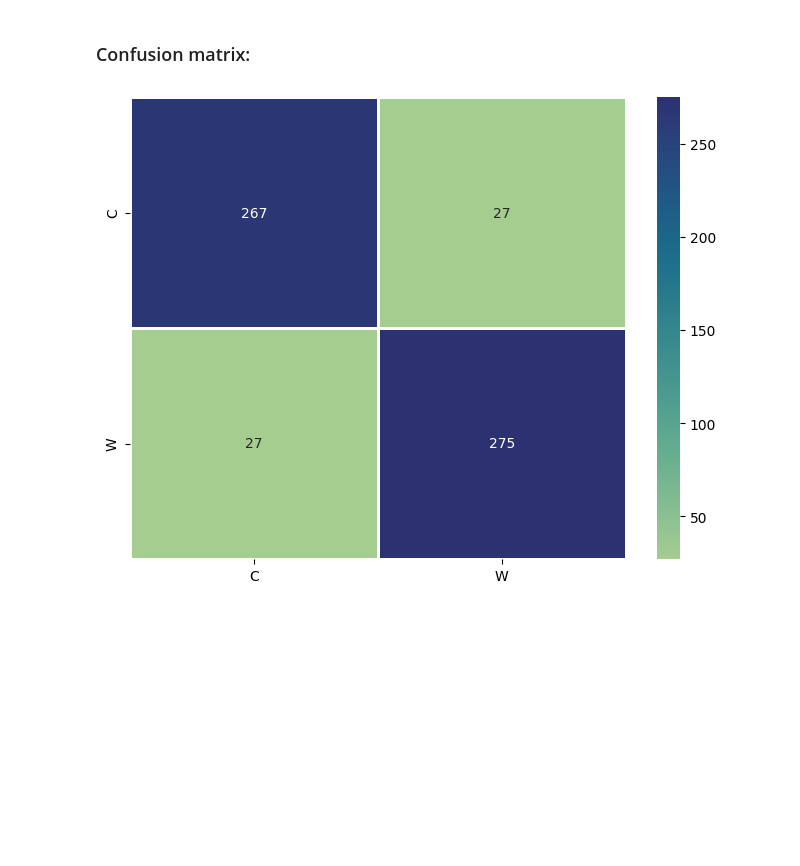
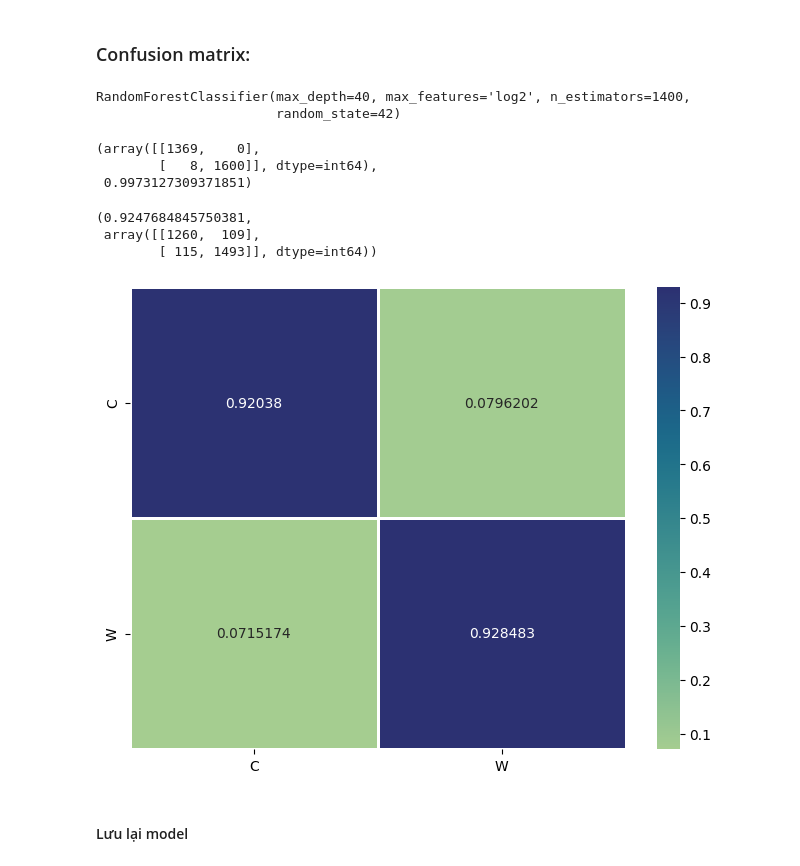
Before and after one commit to tranhuutuan261103/Gym-Exercise-Correction, a Jupyter notebook: trainning/plank_model/sklearn.ipynb, the cells around one changed output. Cells and saved outputs as stored; diff of their text form; code cells hidden in the pictures; blank space fills up the shorter version.

Commit message:
feat: [PBL5] Apply cross validation for the plank model

```diff
--- a/trainning/plank_model/sklearn.ipynb
+++ b/trainning/plank_model/sklearn.ipynb
@@ -326,0 +400,18 @@ save_model(scaler, "./best_models/input_scaler.pkl")
+# %%
+with open("hyper_parameter/other_algorithms.json", "w") as f:
+    json.dump(best_params_random_other, f)
+# %%
+with open("hyper_parameter/other_algorithms.json", "r") as f:
+    best_params = json.load(f)
+
+# Assuming 'best_params' has been filled with the best parameters for each model from GridSearchCV or RandomizedSearchCV
+algorithms = [
+    ("LR", LogisticRegression(**best_params.get("LR", {}), random_state=42)),
+    ("KNN", KNeighborsClassifier(**best_params.get("KNN", {}))),
+    ("DTC", DecisionTreeClassifier(**best_params.get("DTC", {}), random_state=42)),
+]
+
+for name, model in algorithms:
+    result = []
+    evaluate_model(name, model, result)
+    results_after_tuning.append(result[0])
@@ -329,14 +454,39 @@ save_model(scaler, "./best_models/input_scaler.pkl")
+# %%
+with open('./hyper_parameter_v2/random_forest.json', 'r') as f:
+    best_params = json.load(f)
+    best_params["bootstrap"] = bool(best_params["bootstrap"])
+
+rf_best_model = RandomForestClassifier(**best_params, random_state=seed)
+rf_best_model.fit(X_train, y_train)
+# %% [output]
+RandomForestClassifier(max_depth=40, max_features='log2', n_estimators=1400,
+                       random_state=42)
+# %%
+y_pred = rf_best_model.predict(X_train)
+cm_full_train = confusion_matrix(y_train, y_pred)
+accuracy = accuracy_score(y_train, y_pred)
+cm_full_train, accuracy
+# %% [output]
+(array([[1369,    0],
+        [   8, 1600]], dtype=int64),
+ 0.9973127309371851)
+# %%
+accuracy = cross_val_score(rf_best_model, X_train, y_train, cv=k_fold, scoring="accuracy").mean()
+y_pred = cross_val_predict(rf_best_model, X_train, y_train, cv=k_fold)
+cm_cross_val = confusion_matrix(y_train, y_pred)
+accuracy, cm_cross_val
+# %% [output]
+(0.9247684845750381,
+ array([[1260,  109],
+        [ 115, 1493]], dtype=int64))
 # %%
-import seaborn as sns
-import matplotlib.pyplot as plt
+label_counts = np.sum(cm_cross_val, axis=1)
+cm_cross_val = cm_cross_val / label_counts[:, None]
+confusion_matrix_df = pd.DataFrame(cm_cross_val, index=["C", "W"], columns=["C", "W"])
 
-results = []
-evaluate_model("RF", best_random_forest_model, results)
-sklearn_eval = print_results(results)
-rf_confusion_matrix = sklearn_eval["Confusion Matrix"].values[0]
-confusion_matrix_df = pd.DataFrame(rf_confusion_matrix, index=["C", "W"], columns=["C", "W"])
-
-fig, ax = plt.subplots(figsize=(8,6))
-sns.heatmap(confusion_matrix_df, linewidths=1, annot=True, ax=ax, fmt='g', cmap="crest");
+fig, ax = plt.subplots(figsize=(8, 6))
+sns.heatmap(confusion_matrix_df, linewidths=1, annot=True, ax=ax, fmt="g", cmap="crest");
 # %% [output]
-[figure, old version]
+[figure, new version]
+# %% [markdown]
+#### Lưu lại model
```
Also changed, not shown: parts of 55 cells of this notebook, 7 other files.
